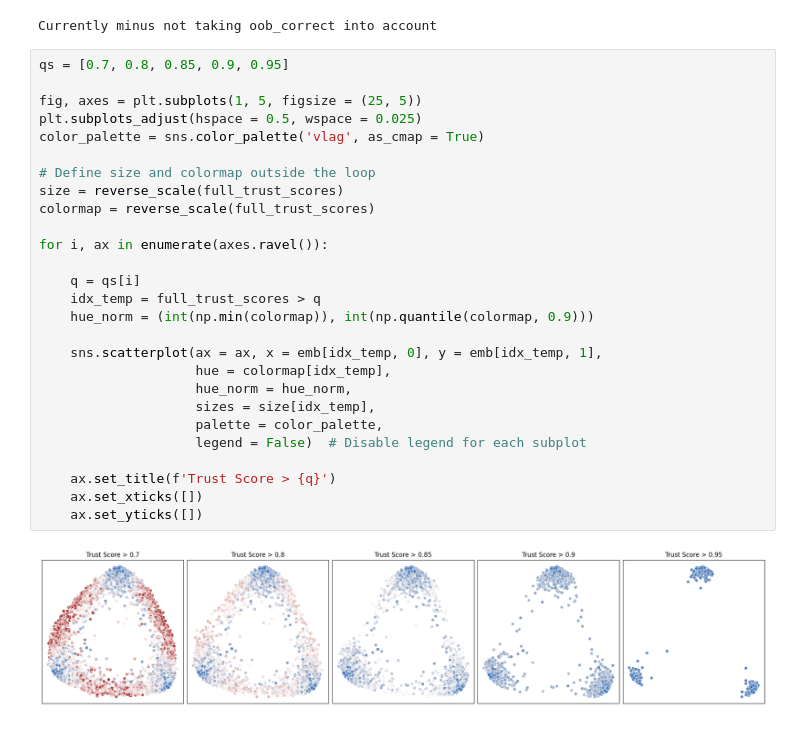
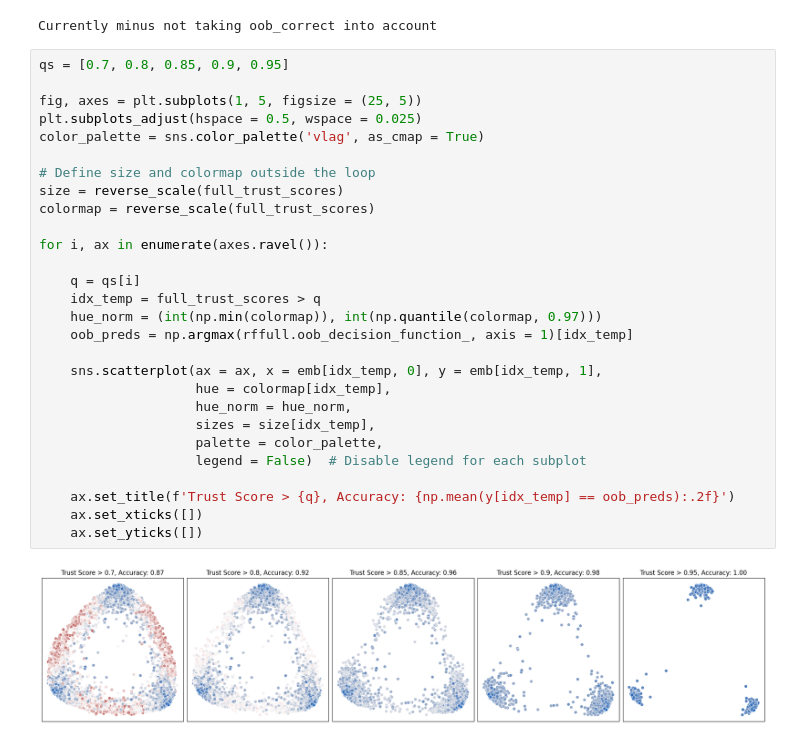
Before and after one commit to jakerhodes/RF-GAP-Python, a Jupyter notebook: trust_score_plots.ipynb, the cells around one changed output. Saved outputs shown, nothing was run; the diff lists cells and outputs as text.

Commit message:
Update plot

```diff
--- a/trust_score_plots.ipynb
+++ b/trust_score_plots.ipynb
@@ -208,29 +208,30 @@ Currently minus not taking oob_correct into account
 # %%
 qs = [0.7, 0.8, 0.85, 0.9, 0.95]
 
 fig, axes = plt.subplots(1, 5, figsize = (25, 5))
 plt.subplots_adjust(hspace = 0.5, wspace = 0.025)
 color_palette = sns.color_palette('vlag', as_cmap = True)
 
 # Define size and colormap outside the loop
 size = reverse_scale(full_trust_scores)
 colormap = reverse_scale(full_trust_scores)
 
 for i, ax in enumerate(axes.ravel()):
 
     q = qs[i]
     idx_temp = full_trust_scores > q
-    hue_norm = (int(np.min(colormap)), int(np.quantile(colormap, 0.9)))
+    hue_norm = (int(np.min(colormap)), int(np.quantile(colormap, 0.97)))
+    oob_preds = np.argmax(rffull.oob_decision_function_, axis = 1)[idx_temp]
 
     sns.scatterplot(ax = ax, x = emb[idx_temp, 0], y = emb[idx_temp, 1],
                     hue = colormap[idx_temp],
                     hue_norm = hue_norm,
                     sizes = size[idx_temp],
                     palette = color_palette,
                     legend = False)  # Disable legend for each subplot
 
-    ax.set_title(f'Trust Score > {q}')
+    ax.set_title(f'Trust Score > {q}, Accuracy: {np.mean(y[idx_temp] == oob_preds):.2f}')
     ax.set_xticks([])
     ax.set_yticks([])
 # %% [output]
-[figure, old version]
+[figure, new version]
```
Also changed, not shown: parts of 3 cells of this notebook.
